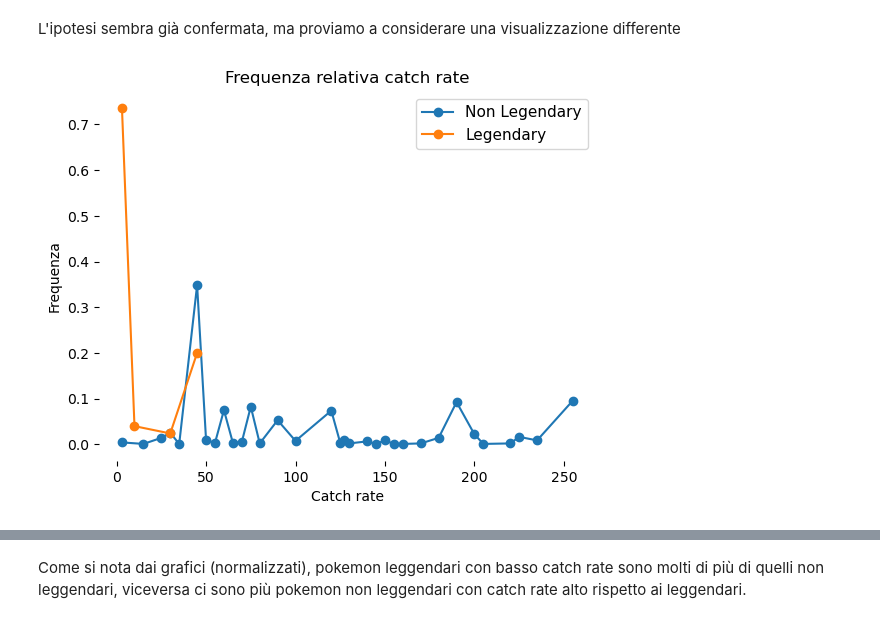
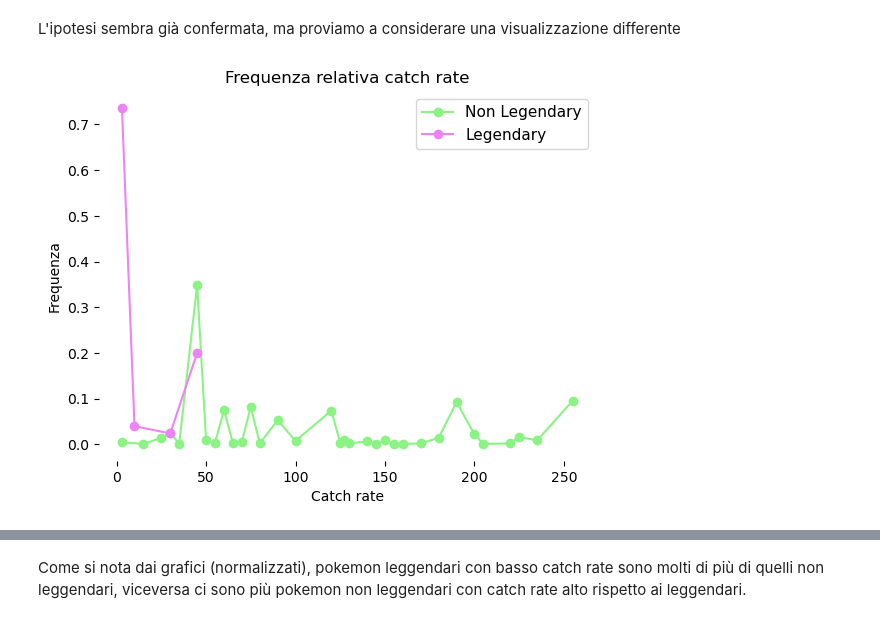
Before and after one commit to Mantotheale/PokemonScientificVisualization, a Jupyter notebook: Pokemon_notebook.ipynb, the cells around one changed output, grey strips where cells are left out. Saved outputs shown, nothing was run; the diff lists cells and outputs as text; code cells hidden in the pictures.

```diff
--- a/Pokemon_notebook.ipynb
+++ b/Pokemon_notebook.ipynb
@@ -146,30 +146,30 @@ L'ipotesi sembra già confermata, ma proviamo a considerare una visualizzazione
 # %%
 nonLegendaryCatchRate = dataset[dataset['Legendary'] == 0]['Catch Rate']
 legendaryCatchRate = dataset[dataset['Legendary'] == 1]['Catch Rate']
 
 x_nl = nonLegendaryCatchRate.unique();
 x_nl.sort()
 x_l = legendaryCatchRate.unique();
 x_l.sort()
 
 y_nl = []
 y_l = []
 
 
 for val in x_nl:
     y_nl.append(nonLegendaryCatchRate[nonLegendaryCatchRate == val].count() / nonLegendaryCatchRate.count())
 
 for val in x_l:
     y_l.append(legendaryCatchRate[legendaryCatchRate == val].count() / legendaryCatchRate.count())
 
 
-plt.plot(x_nl,y_nl, marker='o', label='Non Legendary')
-plt.plot(x_l,y_l, marker='o', label='Legendary')
+plt.plot(x_nl,y_nl, marker='o', label='Non Legendary', color='#8BF384')
+plt.plot(x_l,y_l, marker='o', label='Legendary', color='#EC84F3')
 plt.xlabel('Catch rate')
 plt.ylabel('Frequenza')
 plt.legend(fontsize=11)
 plt.gca().set_frame_on(False)
 plt.title('Frequenza relativa catch rate')
 plt.show()
 # %% [output]
-[figure, old version]
+[figure, new version]
```
Also changed, not shown: parts of 16 cells of this notebook.
